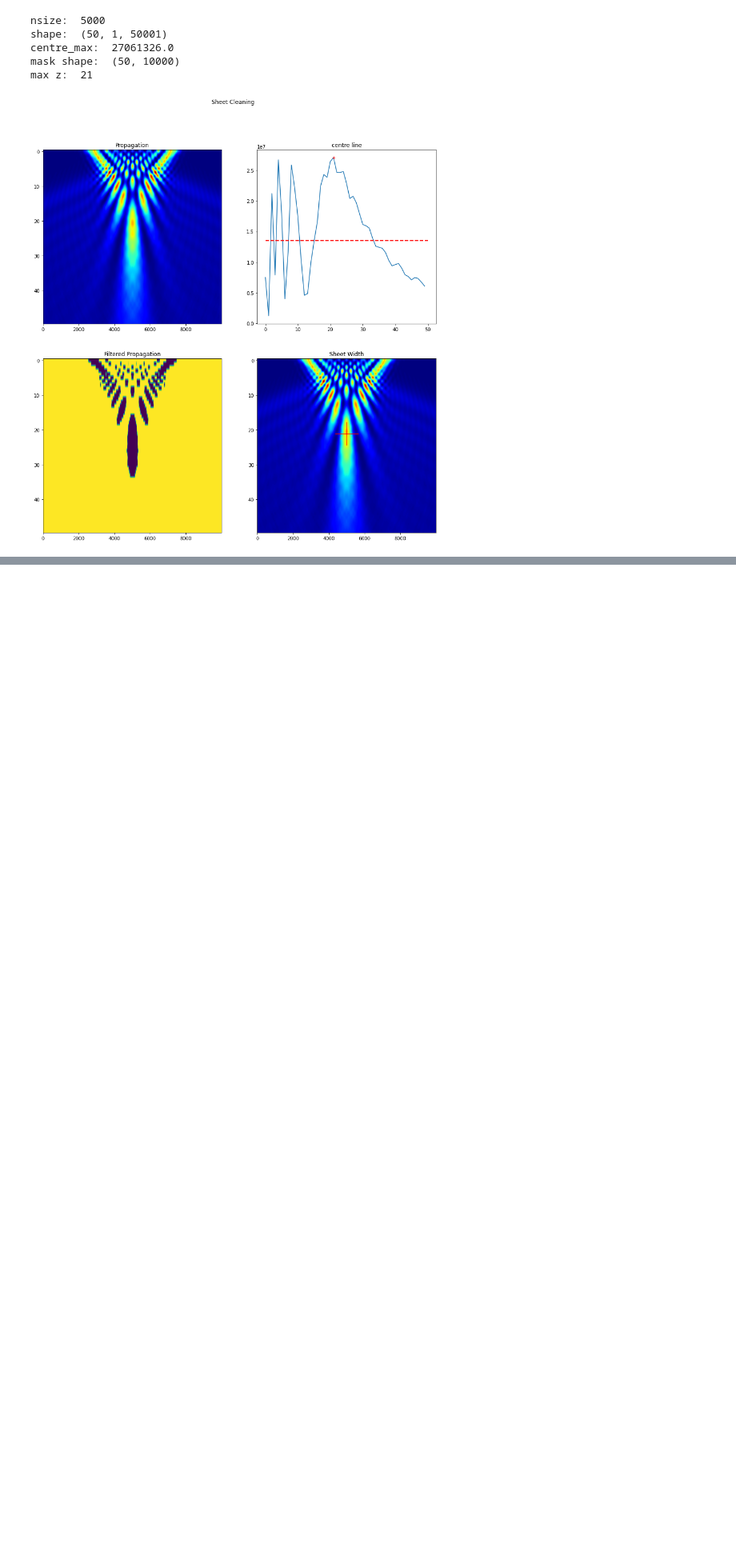
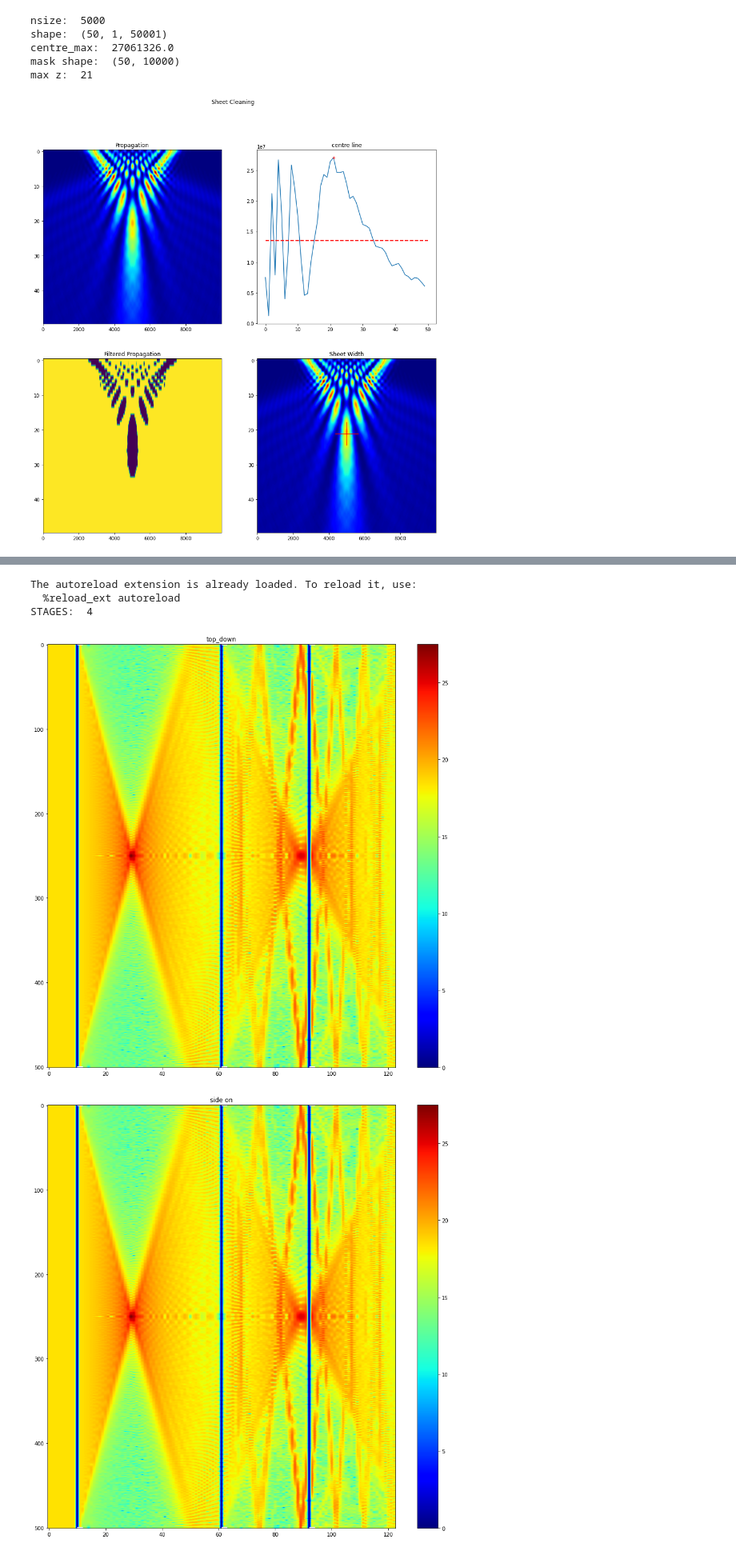
Before and after one commit to DeMarcoLab/juno, a Jupyter notebook: src/lens_simulation/notebook.ipynb, the cells around one changed output, grey strips where cells are left out. Shown at 80% size. Drawn from its saved outputs; the diff is of its cells as text; code cells hidden in the pictures; blank space fills up the shorter version.

```diff
--- a/src/lens_simulation/notebook.ipynb
+++ b/src/lens_simulation/notebook.ipynb
@@ -403,0 +407,63 @@ max z:  21
+# %%
+%load_ext autoreload
+%autoreload 2
+
+import matplotlib.pyplot as plt
+import numpy as np
+from lens_simulation import utils, plotting
+from IPython.display import Image
+import os
+
+from pprint import pprint
+
+path = r"C:\Users\pcle0002\Documents\repos\lens_simulation\src\lens_simulation\log\fairly-cosmic-doe\tight-yeti"
+path = r"C:\Users\pcle0002\Documents\repos\lens_simulation\src\lens_simulation\log\lively-equal-slug\still-clam"
+
+def plot_full_sim(path):
+    metadata = utils.load_metadata(path)
+
+    n_stages = len(metadata["stages"]) + 1
+
+    print("STAGES: ", n_stages)
+
+    sim_paths = [os.path.join(path, str(i), "sim.zarr") for i in range(n_stages)]
+
+    td, so = None, None
+
+    for sim_path in sim_paths:
+        sim = utils.load_simulation(sim_path)
+        top_down, side_on = plotting.create_sim_views(sim)
+        lens = np.ones(shape=(1, top_down.shape[1]))
+
+        if td is None:
+            td = top_down
+        else:
+            td = np.vstack([td, lens, top_down])
+
+        lens = np.ones(shape=(1, side_on.shape[1]))
+        if so is None:
+            so = side_on
+        else:
+            so = np.vstack([so, lens, side_on])
+
+    fig = plt.figure(figsize=(15, 15))
+    plt.imshow(np.log(td.T), cmap="jet", aspect="auto")
+    plt.colorbar()
+    plt.title("top_down")
+    plt.show()
+
+
+    fig = plt.figure(figsize=(15, 15))
+    plt.imshow(np.log(so.T), cmap="jet", aspect="auto")
+    plt.colorbar()
+    plt.title("side on")
+    plt.show()
+
+
+plot_full_sim(path)
+# %% [output]
+The autoreload extension is already loaded. To reload it, use:
+  %reload_ext autoreload
+STAGES:  4
+[figure, added]
+[figure, added]
```
Also changed, not shown: parts of 2 cells of this notebook, 3 other files.
